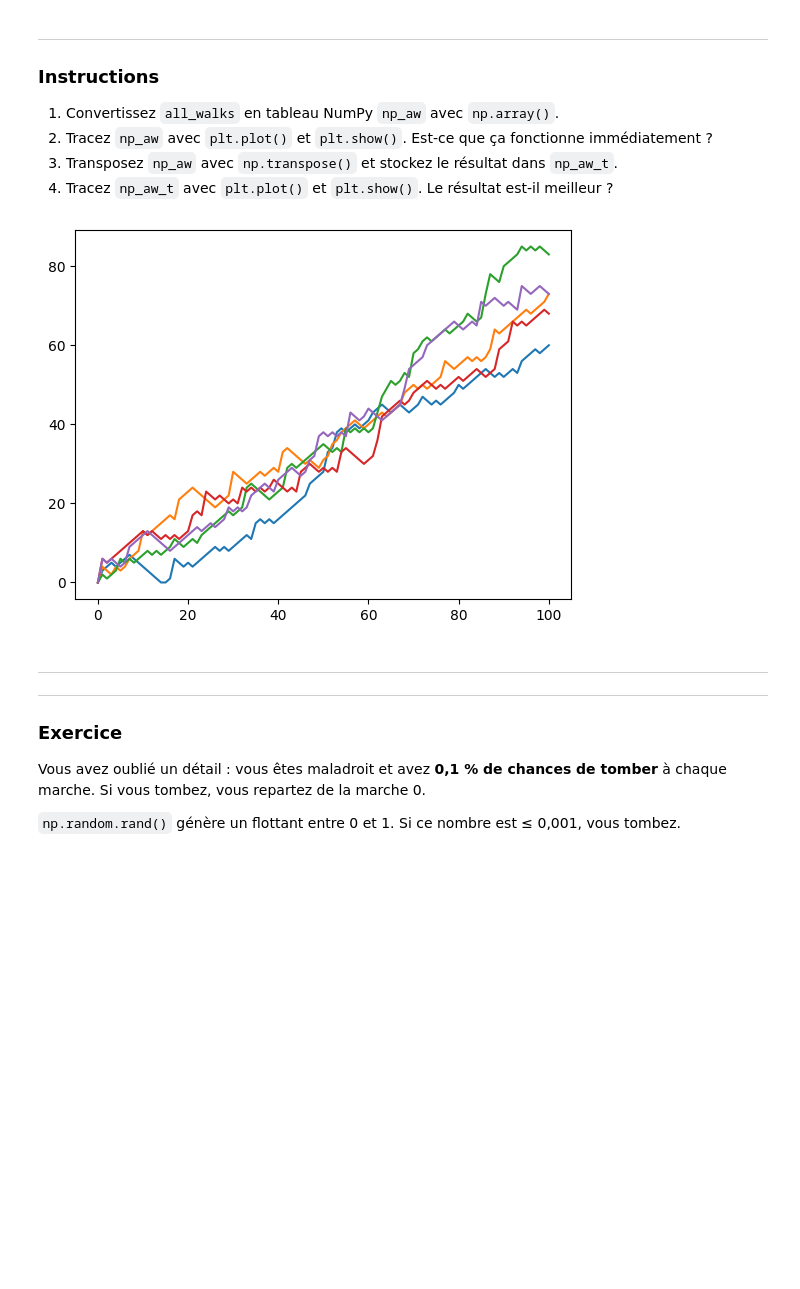
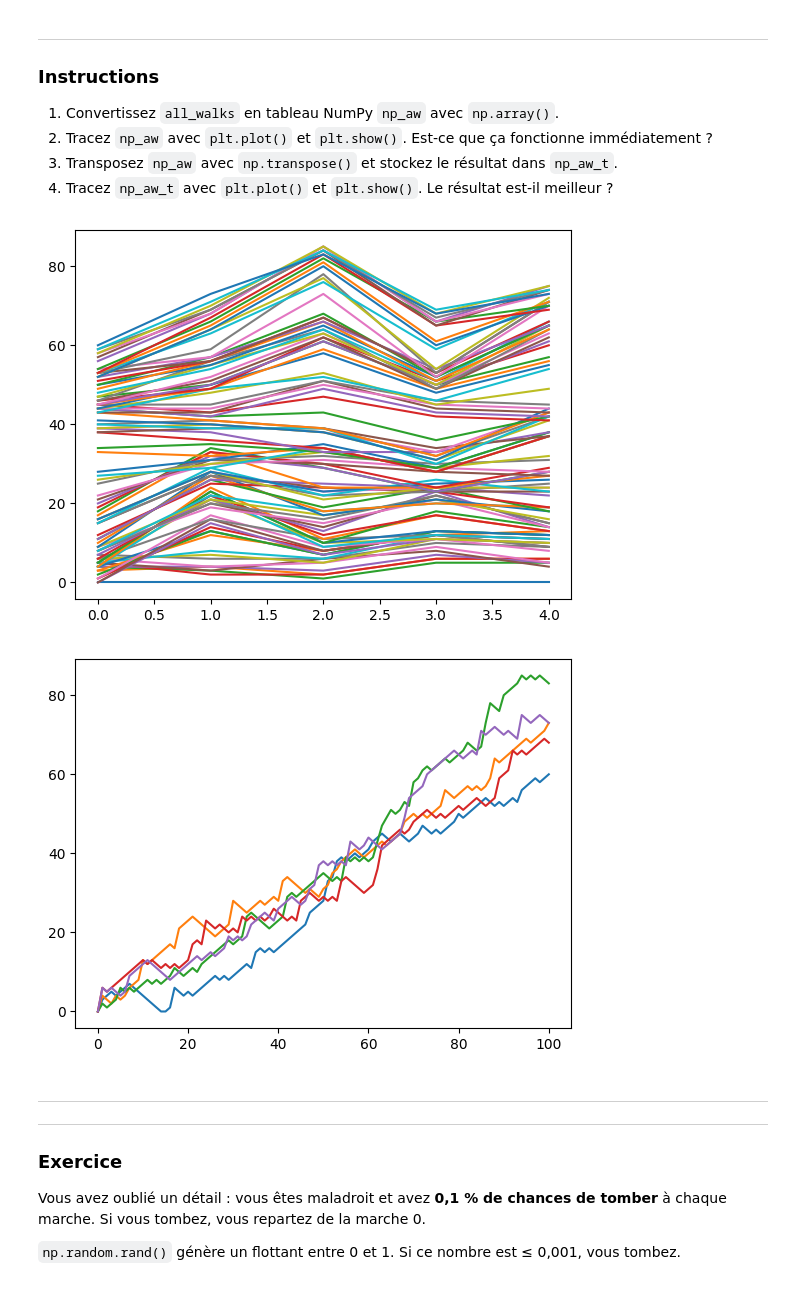
Before and after one commit to lucasvls995-code/upjv-python-datascience, a Jupyter notebook: td07_enonce.ipynb, the cells around one changed output. Saved outputs shown, nothing was run; the diff lists cells and outputs as text; code cells hidden in the pictures; blank space fills up the shorter version.

```diff
--- a/td07_enonce.ipynb
+++ b/td07_enonce.ipynb
@@ -158,7 +158,7 @@ dice = np.random.randint(1, 7)
 if dice <= 2 :
     step = step - 1
 elif dice <=5:
-    pass
+    step = step + 1
 else:
     step = step + np.random.randint(1,7)
 
@@ -353,7 +353,7 @@ for i in range(5) :
 
     # Code from before
     random_walk = [0]
-    for x in range(5) :
+    for x in range(100) :
         step = random_walk[-1]
         dice = np.random.randint(1, 7)
 
@@ -396,35 +396,36 @@ all_walks = []
 for i in range(5) :
     random_walk = [0]
     for x in range(100) :
         step = random_walk[-1]
         dice = np.random.randint(1, 7)
         if dice <= 2:
             step = max(0, step - 1)
         elif dice <= 5:
             step = step + 1
         else:
             step = step + np.random.randint(1,7)
         random_walk.append(step)
     all_walks.append(random_walk)
 
 # Convert all_walks to NumPy array: np_aw
 np_aw = np.array(all_walks)
 
 # Plot np_aw and show
 plt.plot(np_aw)
-plt.show
+plt.show()
 
 # Clear the figure
 plt.clf()
 
 # Transpose np_aw: np_aw_t
 np_aw_t = np.transpose(np_aw)
 
 # Plot np_aw_t and show
 plt.plot(np_aw_t)
 plt.show()
 # %% [output]
-[figure, old version]
+[figure, new version]
+[figure, added]
 # %% [markdown]
 ---
 ---
```
Also changed, not shown: parts of 2 cells of this notebook.
